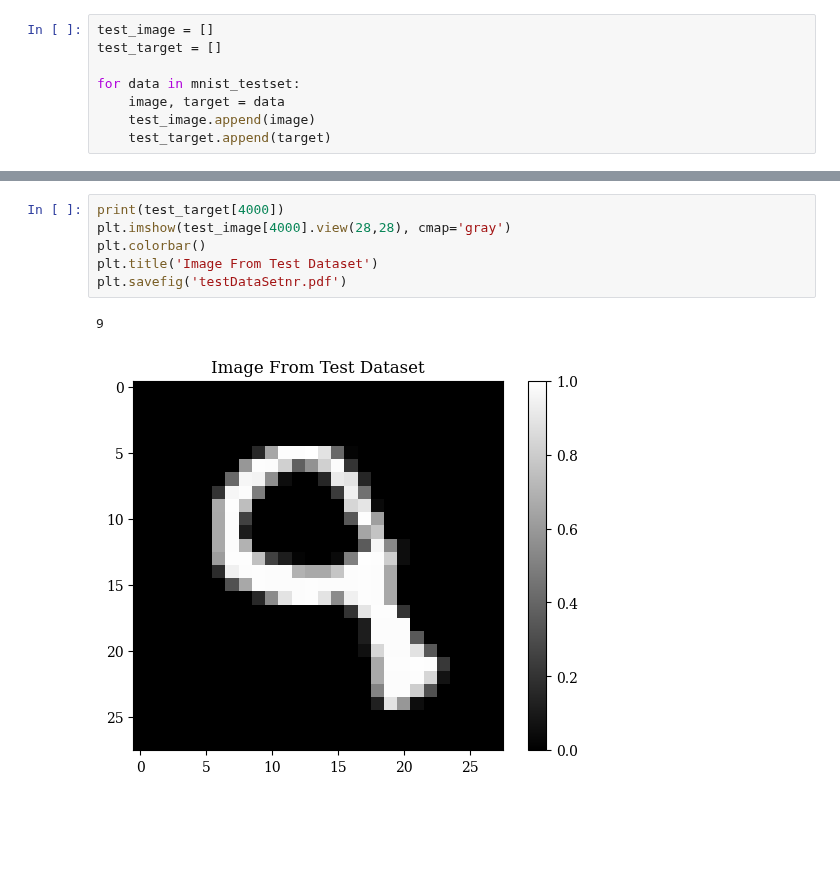
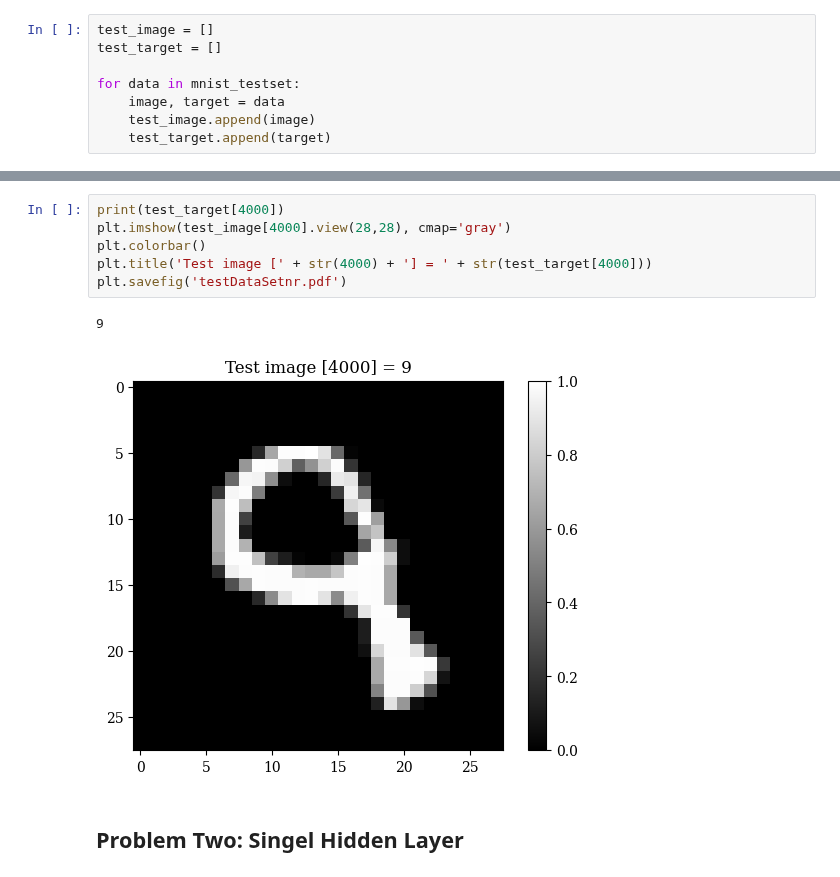
Before and after one commit to idalinnakallio/DAT565, a Jupyter notebook: Assignment 6/Assignment6.ipynb, the cells around one changed output, grey strips where cells are left out. Drawn from its saved outputs; the diff is of its cells as text; blank space fills up the shorter version.

```diff
--- a/Assignment 6/Assignment6.ipynb
+++ b/Assignment 6/Assignment6.ipynb
@@ -70,9 +74,11 @@ plt.savefig('trainDataSetnr.pdf')
 # %%
 print(test_target[4000])
 plt.imshow(test_image[4000].view(28,28), cmap='gray')
 plt.colorbar()
-plt.title('Image From Test Dataset')
+plt.title('Test image [' + str(4000) + '] = ' + str(test_target[4000]))
 plt.savefig('testDataSetnr.pdf')
 # %% [output]
 9
-[figure, old version]
+[figure, new version]
+# %% [markdown]
+## Problem Two: Singel Hidden Layer
```
Also changed, not shown: parts of 3 cells of this notebook, 2 other files.
